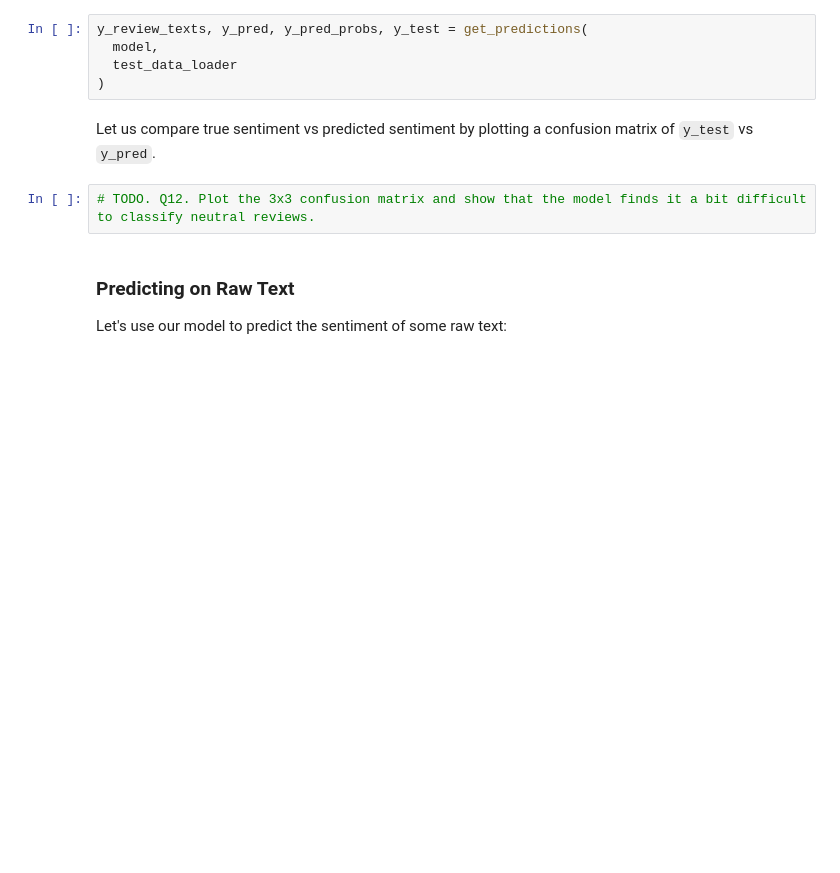
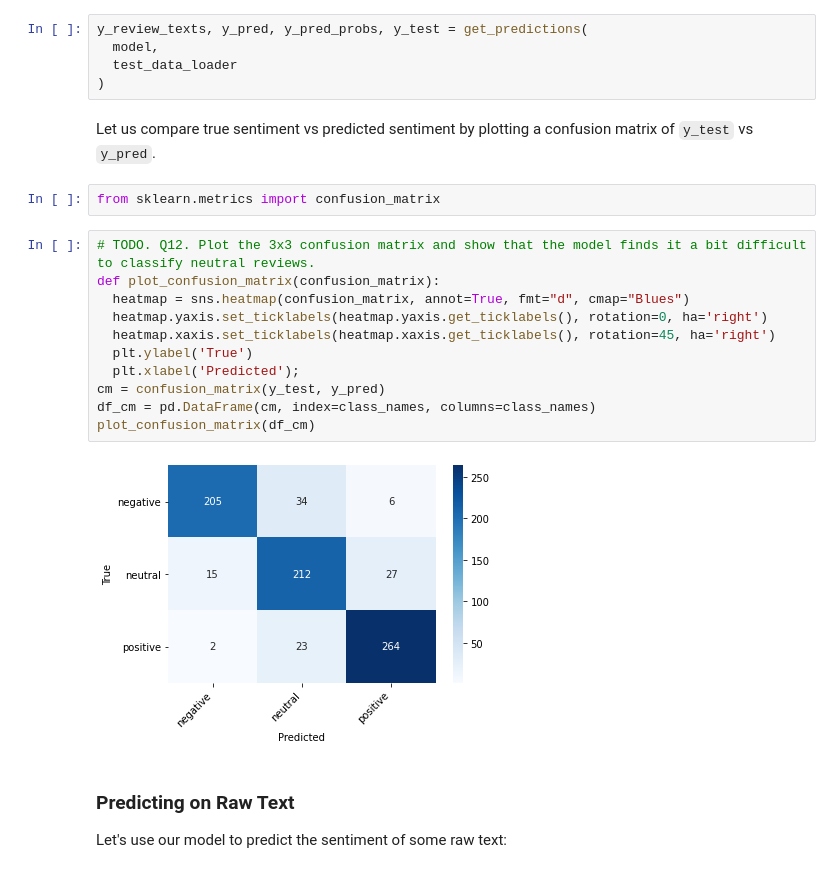
Before and after one commit to yeb2Binfang/ECE-GY9123_DL, a Jupyter notebook: HW/HW4/hw4prob3.ipynb, the cells around one changed output. Cells and saved outputs as stored; diff of their text form; blank space fills up the shorter version.

```diff
--- a/HW/HW4/hw4prob3.ipynb
+++ b/HW/HW4/hw4prob3.ipynb
@@ -622,8 +580,21 @@ y_review_texts, y_pred, y_pred_probs, y_test = get_predictions(
 )
 # %% [markdown]
 Let us compare true sentiment vs predicted sentiment by plotting a confusion matrix of `y_test` vs `y_pred`.
+# %%
+from sklearn.metrics import confusion_matrix
 # %%
 # TODO. Q12. Plot the 3x3 confusion matrix and show that the model finds it a bit difficult to classify neutral reviews.
+def plot_confusion_matrix(confusion_matrix):
+  heatmap = sns.heatmap(confusion_matrix, annot=True, fmt="d", cmap="Blues")
+  heatmap.yaxis.set_ticklabels(heatmap.yaxis.get_ticklabels(), rotation=0, ha='right')
+  heatmap.xaxis.set_ticklabels(heatmap.xaxis.get_ticklabels(), rotation=45, ha='right')
+  plt.ylabel('True')
+  plt.xlabel('Predicted');
+cm = confusion_matrix(y_test, y_pred)
+df_cm = pd.DataFrame(cm, index=class_names, columns=class_names)
+plot_confusion_matrix(df_cm)
+# %% [output]
+[figure, added]
 # %% [markdown]
 ### Predicting on Raw Text
 
```
Also changed, not shown: parts of 14 cells of this notebook.
